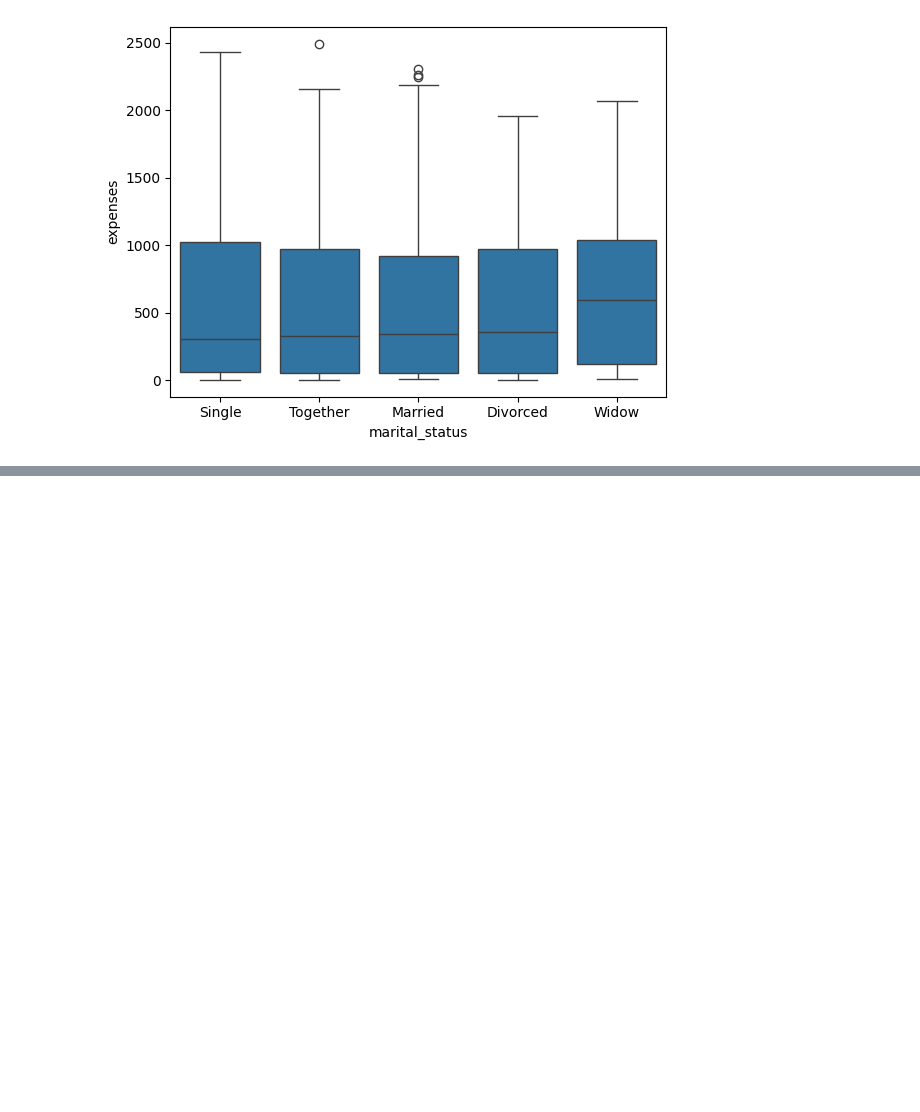
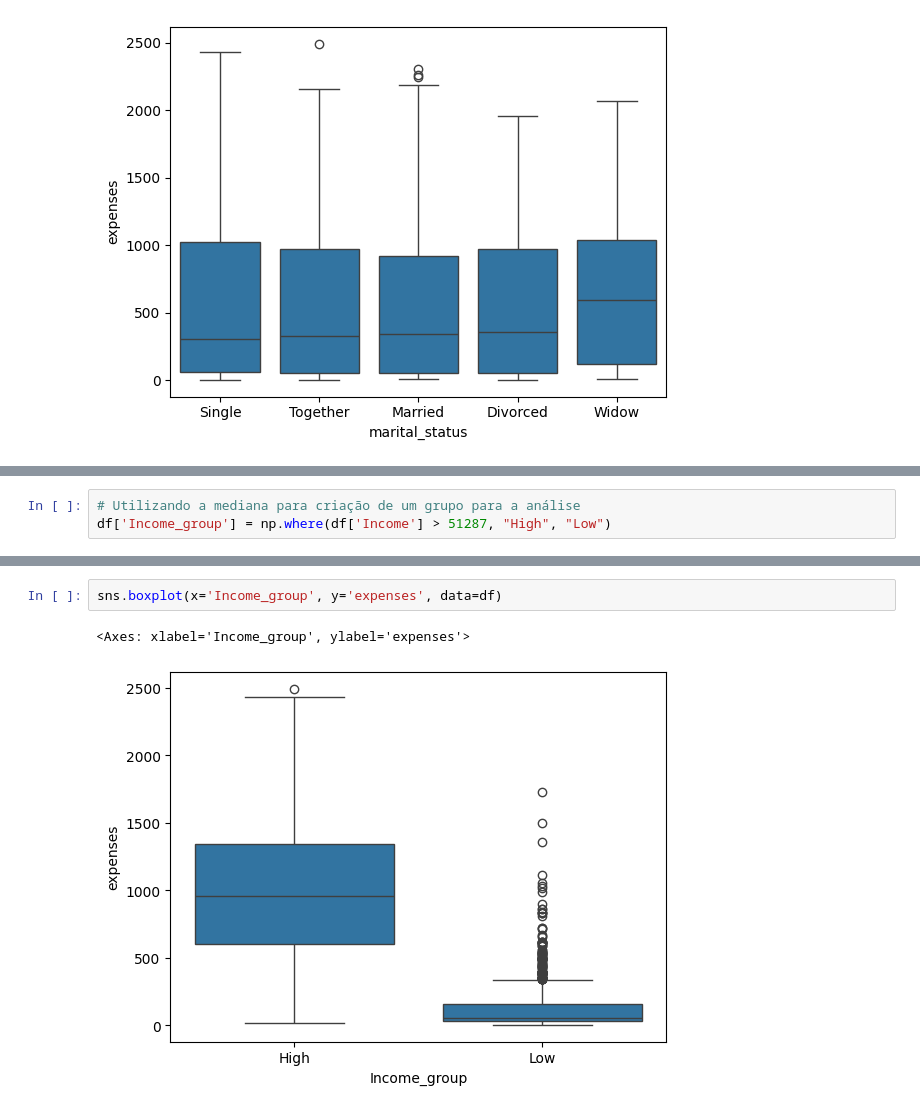
Before and after one commit to namarats/Data_Analysis, a Jupyter notebook: desafioifood1_EBA.ipynb, the cells around one changed output, grey strips where cells are left out. Drawn from its saved outputs; the diff is of its cells as text; blank space fills up the shorter version.

```diff
--- a/desafioifood1_EBA.ipynb
+++ b/desafioifood1_EBA.ipynb
@@ -361,0 +468,3 @@ TtestResult(statistic=np.float64(0.004703857969356907), pvalue=np.float64(0.9962
+# %%
+# Utilizando a mediana para criação de um grupo para a análise
+df['Income_group'] = np.where(df['Income'] > 51287, "High", "Low")
@@ -361,0 +478,5 @@ TtestResult(statistic=np.float64(0.004703857969356907), pvalue=np.float64(0.9962
+# %%
+sns.boxplot(x='Income_group', y='expenses', data=df)
+# %% [output]
+<Axes: xlabel='Income_group', ylabel='expenses'>
+[figure, added]
```
Also changed, not shown: parts of 46 cells of this notebook.
